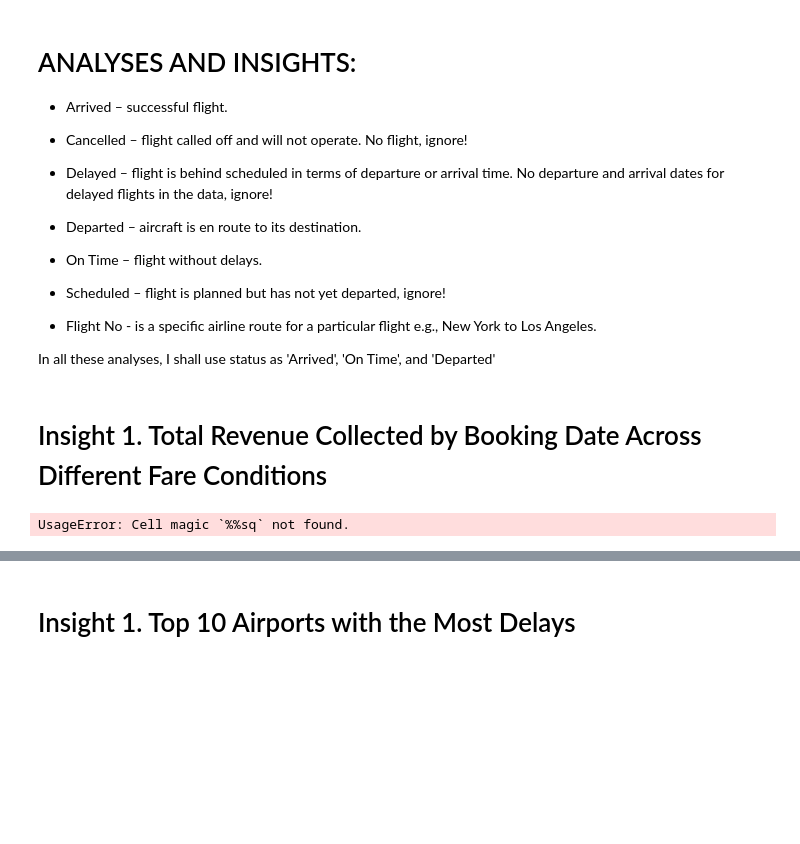
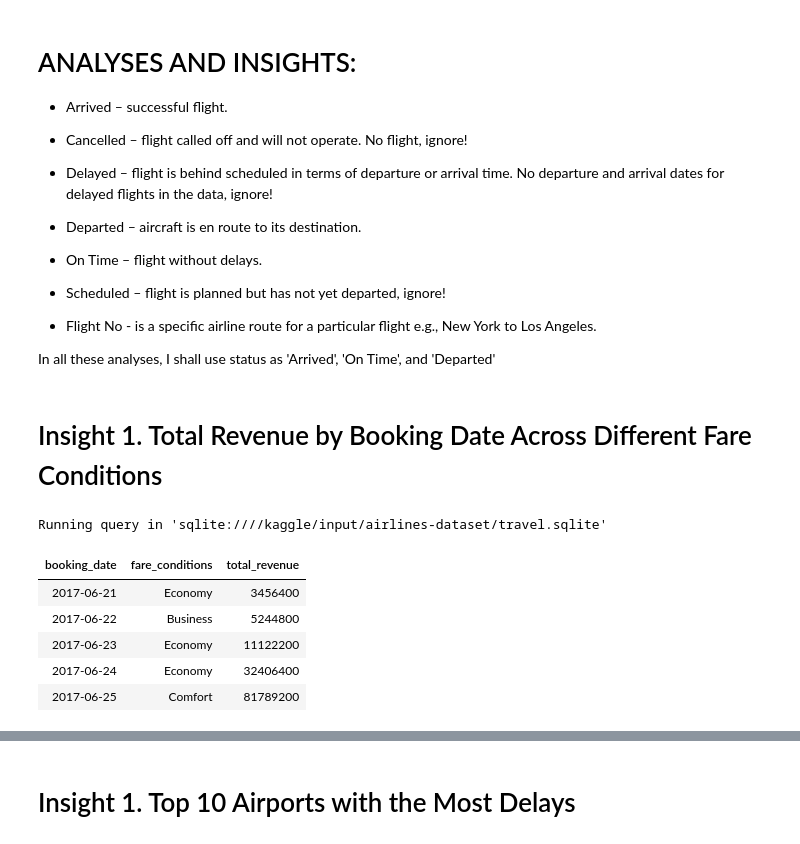
Before and after one commit to Daviedavie100/SQL_Projects, a Jupyter notebook: Airlines_EDA.ipynb, the cells around one changed output, grey strips where cells are left out. Drawn from its saved outputs; the diff is of its cells as text; code cells hidden in the pictures; blank space fills up the shorter version.

Commit message:
Kaggle Notebook | Airlines dataset: EDA and Viz using SQL & Python | Version 19

```diff
--- a/Airlines_EDA.ipynb
+++ b/Airlines_EDA.ipynb
@@ -314,27 +315,33 @@ Running query in 'sqlite:////kaggle/input/airlines-dataset/travel.sqlite'
 
 In all these analyses, I shall use status as 'Arrived', 'On Time', and 'Departed'
 # %% [markdown]
-# Insight 1. Total Revenue Collected by Booking Date Across Different Fare Conditions
+# Insight 1. Total Revenue by Booking Date Across Different Fare Conditions
 # %%
 %%sql
 -- Total Revenue Collected by Booking Date Across Different Fare Conditions
 SELECT
         DATE(strftime('%Y-%m-%d', datetime(tb.BookingDate))) AS booking_date,
         tb.fare_conditions,
         SUM(tb.total_amount) AS total_revenue
 FROM (
-        SELECT t.ticket_no,
-                t.passenger_id,
+        SELECT
                 datetime(substr(b.book_date, 1, 19)) AS BookingDate,
                 tf.fare_conditions,
                 b.total_amount
         FROM tickets t
         JOIN bookings b
         ON t.book_ref = b.book_ref
         JOIN ticket_flights tf
         ON t.ticket_no = tf.ticket_no
 ) AS tb
 WHERE tb.fare_conditions IN ('Comfort', 'Economy', 'Business')
-GROUP BY booking_date;
+GROUP BY booking_date
+LIMIT 5;
 # %% [output]
-UsageError: Cell magic `%%sq` not found.
+Running query in 'sqlite:////kaggle/input/airlines-dataset/travel.sqlite'
+| booking_date | fare_conditions | total_revenue |
+| 2017-06-21 | Economy | 3456400 |
+| 2017-06-22 | Business | 5244800 |
+| 2017-06-23 | Economy | 11122200 |
+| 2017-06-24 | Economy | 32406400 |
+| 2017-06-25 | Comfort | 81789200 |
```
Also changed, not shown: parts of 19 cells of this notebook.
